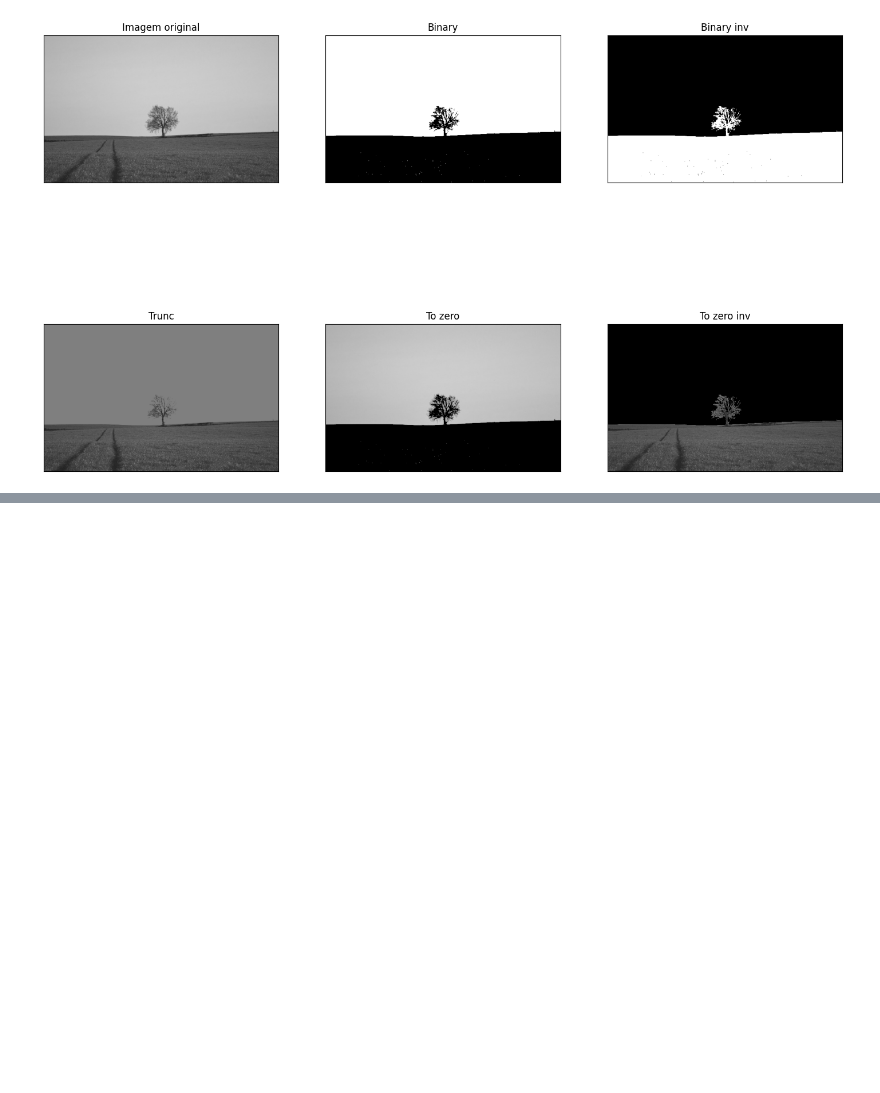
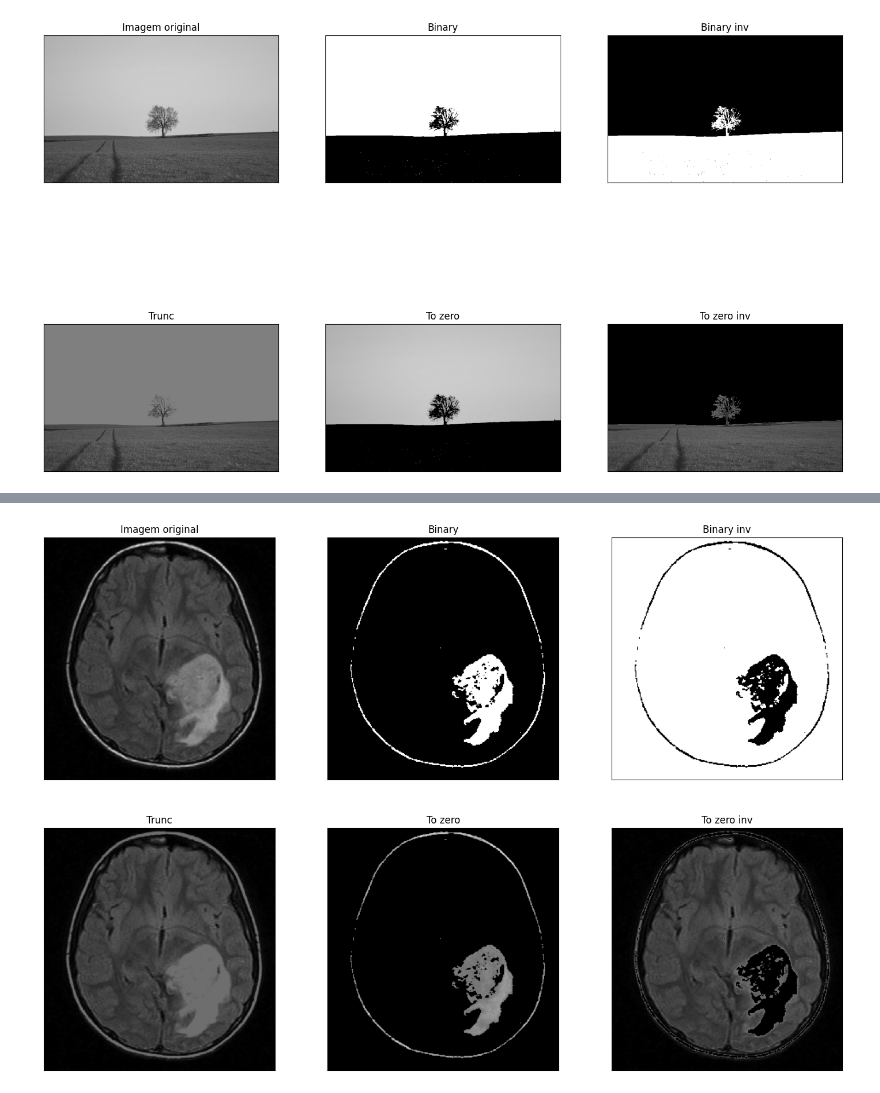
Before and after one commit to KauaHenSilva/python_img_segmentation, a Jupyter notebook: thresholding_based_segmentation.ipynb, the cells around one changed output, grey strips where cells are left out. Cells and saved outputs as stored; diff of their text form; code cells hidden in the pictures; blank space fills up the shorter version.

```diff
--- a/thresholding_based_segmentation.ipynb
+++ b/thresholding_based_segmentation.ipynb
@@ -60,0 +71,4 @@ exibir_limiarizacao(img)
+# %%
+exibir_limiarizacao(img, 110)
+# %% [output]
+[figure, added]
```
Also changed, not shown: parts of 6 cells of this notebook.
